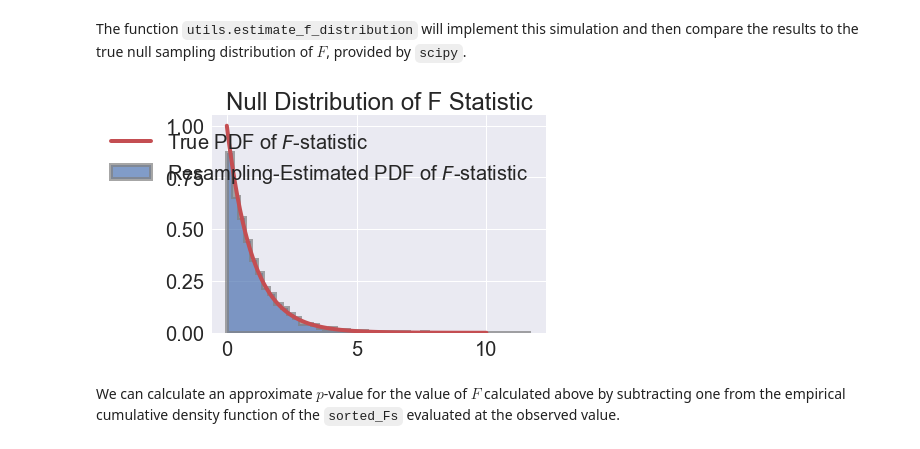
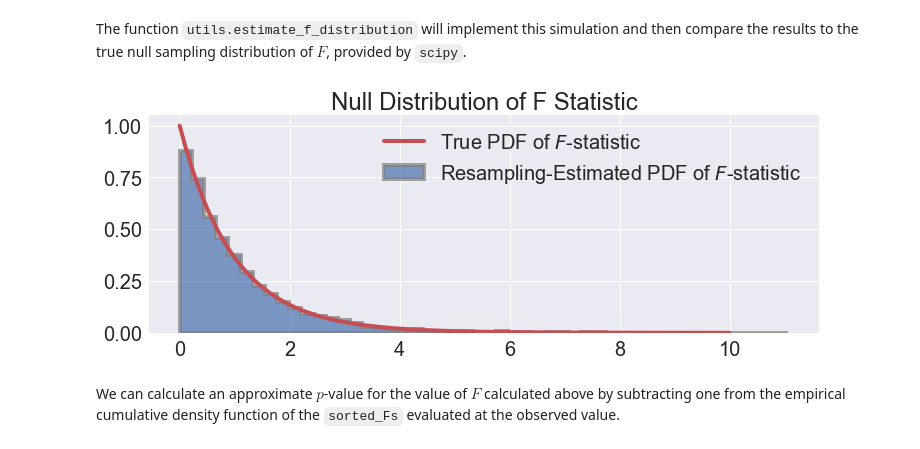
Before and after one commit to charlesfrye/AppliedStatisticsForNeuroscience, a Jupyter notebook: Part 01 - Statistical Testing/05 - ANOVA I/Lab - One-Way ANOVA - Solutions.ipynb, the cells around one changed output. Saved outputs shown, nothing was run; the diff lists cells and outputs as text; code cells hidden in the pictures.

```diff
--- a/Part 01 - Statistical Testing/05 - ANOVA I/Lab - One-Way ANOVA - Solutions.ipynb
+++ b/Part 01 - Statistical Testing/05 - ANOVA I/Lab - One-Way ANOVA - Solutions.ipynb
@@ -462,10 +462,11 @@ Fs = utils.estimate_F_distribution(grouped_data)
 
 sorted_Fs = sorted(Fs)
 # %%
+plt.figure(figsize=(12,4))
 utils.plot_approximated_F(Fs)
 utils.plot_true_F(dof["explained"], dof["residual"])
 # %% [output]
-[figure, old version]
+[figure, new version]
 # %% [markdown]
 We can calculate an approximate $p$-value for the value of $F$ calculated above by subtracting one from the empirical cumulative density function of the `sorted_Fs` evaluated at the observed value.
 # %% [markdown]
```
Also changed, not shown: parts of 5 cells of this notebook, 1 other file.
